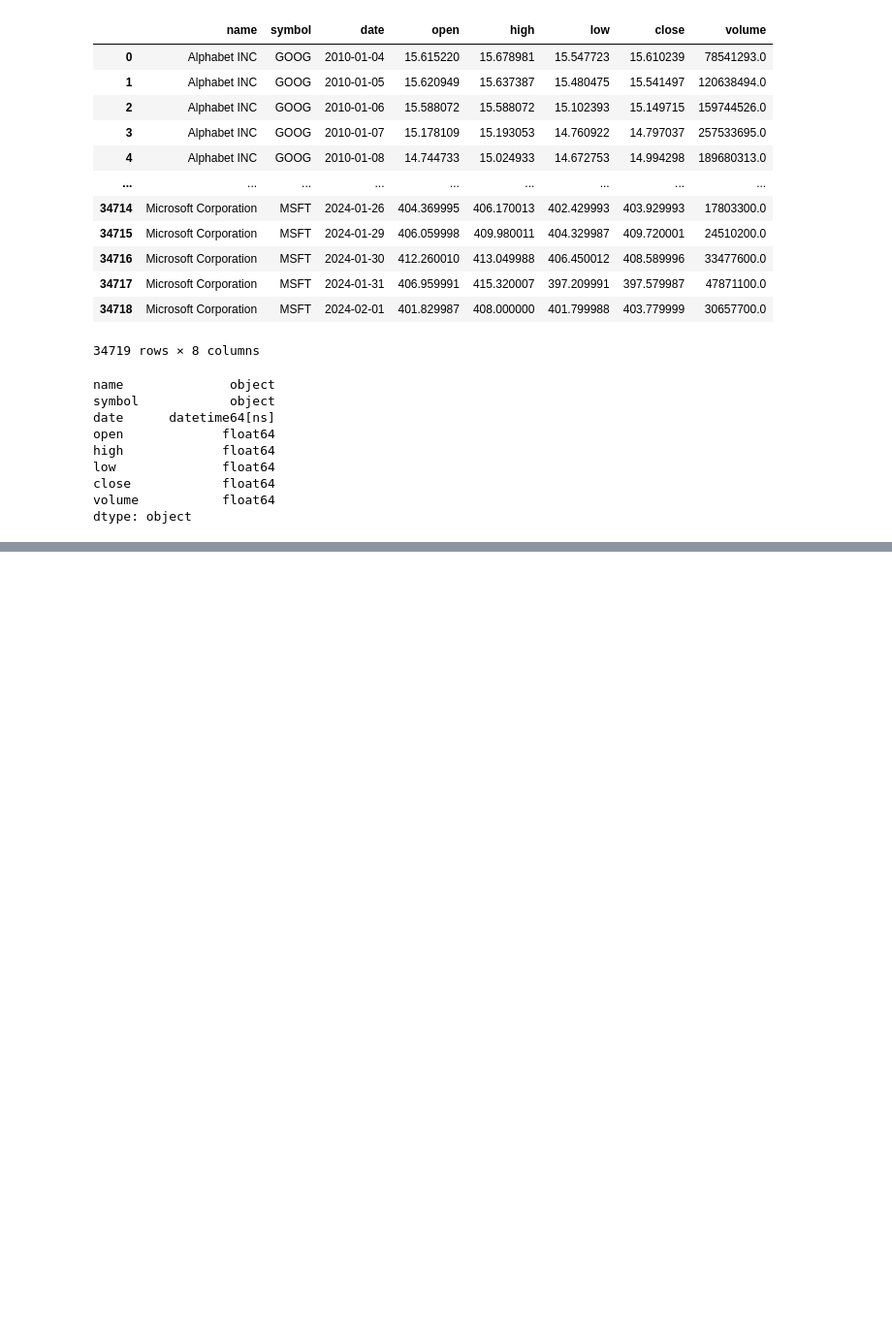
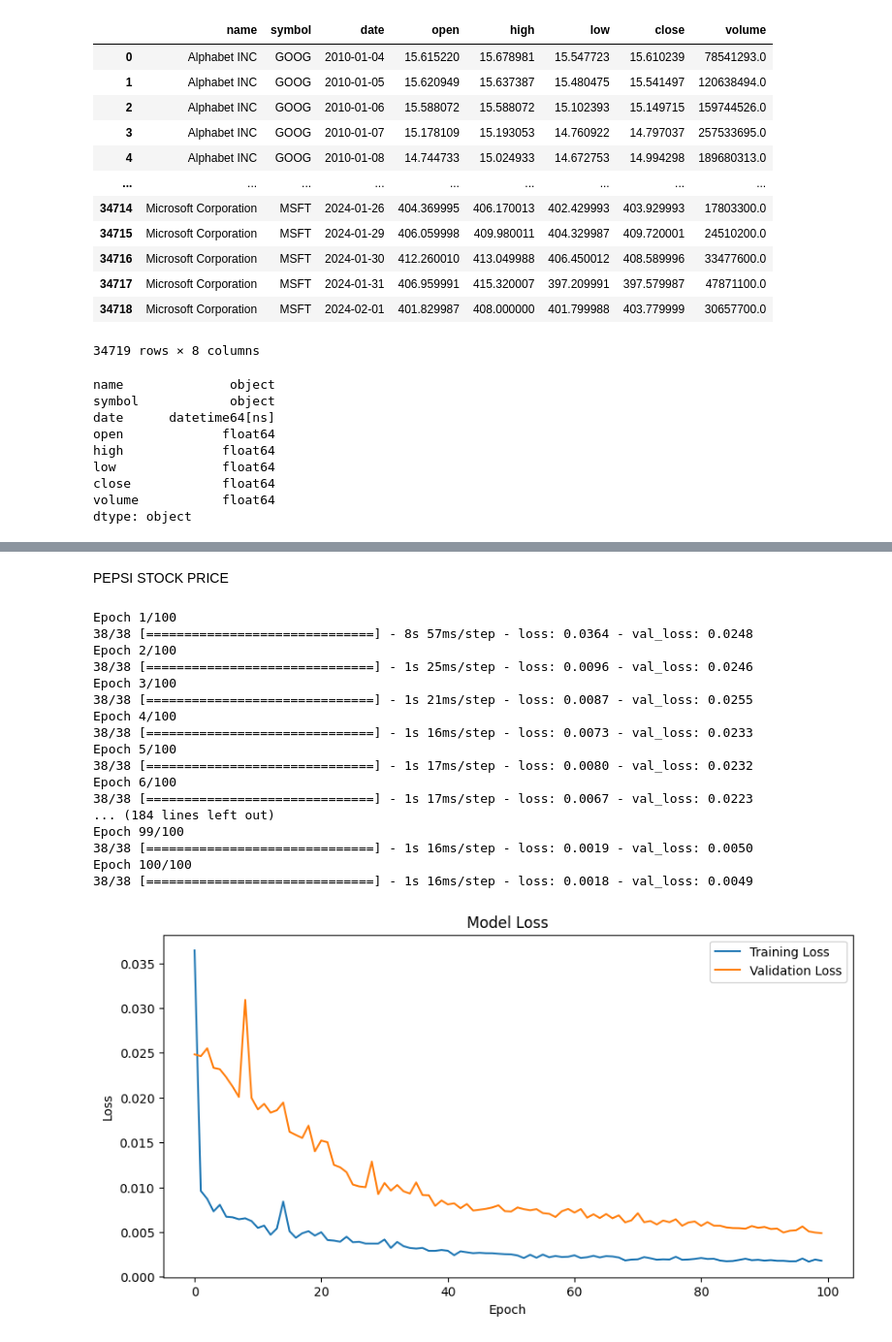
Before and after one commit to urusha-shrestha/stock_price_prediction, a Jupyter notebook: FinVest_Model.ipynb, the cells around one changed output, grey strips where cells are left out. Shown at 97% size. Drawn from its saved outputs; the diff is of its cells as text; code cells hidden in the pictures; blank space fills up the shorter version.

```diff
--- a/FinVest_Model.ipynb
+++ b/FinVest_Model.ipynb
@@ -269,0 +273,24 @@ plt.show()
+# %% [markdown]
+PEPSI STOCK PRICE
+# %%
+pepsi_df=data[data.symbol=='PEP']
+pepsi_model = stock_price_prediction_training(pepsi_df)
+# %% [output]
+Epoch 1/100
+38/38 [==============================] - 8s 57ms/step - loss: 0.0364 - val_loss: 0.0248
+Epoch 2/100
+38/38 [==============================] - 1s 25ms/step - loss: 0.0096 - val_loss: 0.0246
+Epoch 3/100
+38/38 [==============================] - 1s 21ms/step - loss: 0.0087 - val_loss: 0.0255
+Epoch 4/100
+38/38 [==============================] - 1s 16ms/step - loss: 0.0073 - val_loss: 0.0233
+Epoch 5/100
+38/38 [==============================] - 1s 17ms/step - loss: 0.0080 - val_loss: 0.0232
+Epoch 6/100
+38/38 [==============================] - 1s 17ms/step - loss: 0.0067 - val_loss: 0.0223
+... (184 lines left out)
+Epoch 99/100
+38/38 [==============================] - 1s 16ms/step - loss: 0.0019 - val_loss: 0.0050
+Epoch 100/100
+38/38 [==============================] - 1s 16ms/step - loss: 0.0018 - val_loss: 0.0049
+[figure, added]
```
Also changed, not shown: parts of 53 cells of this notebook.
